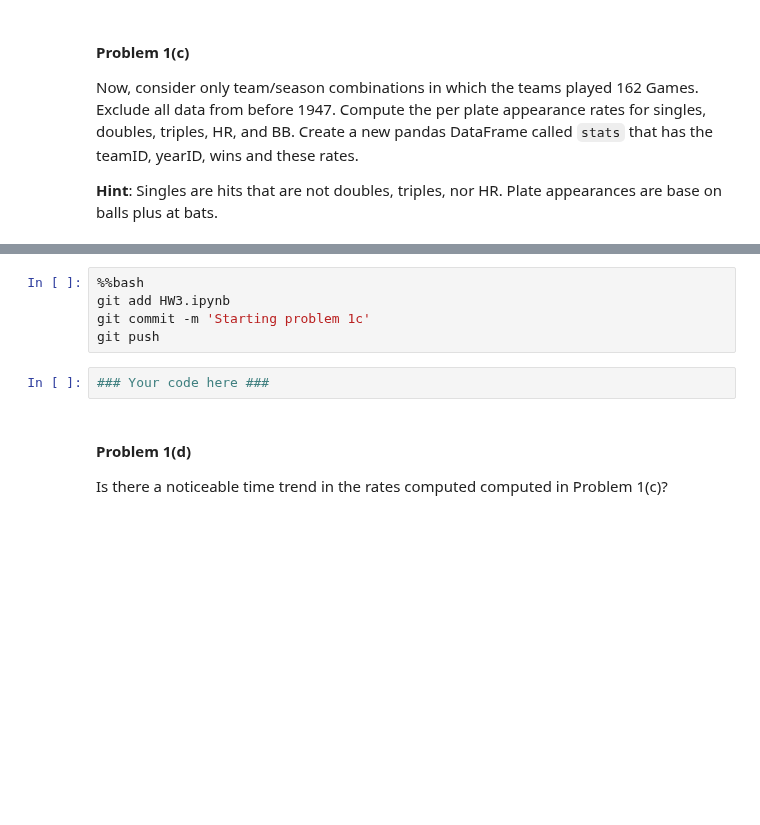
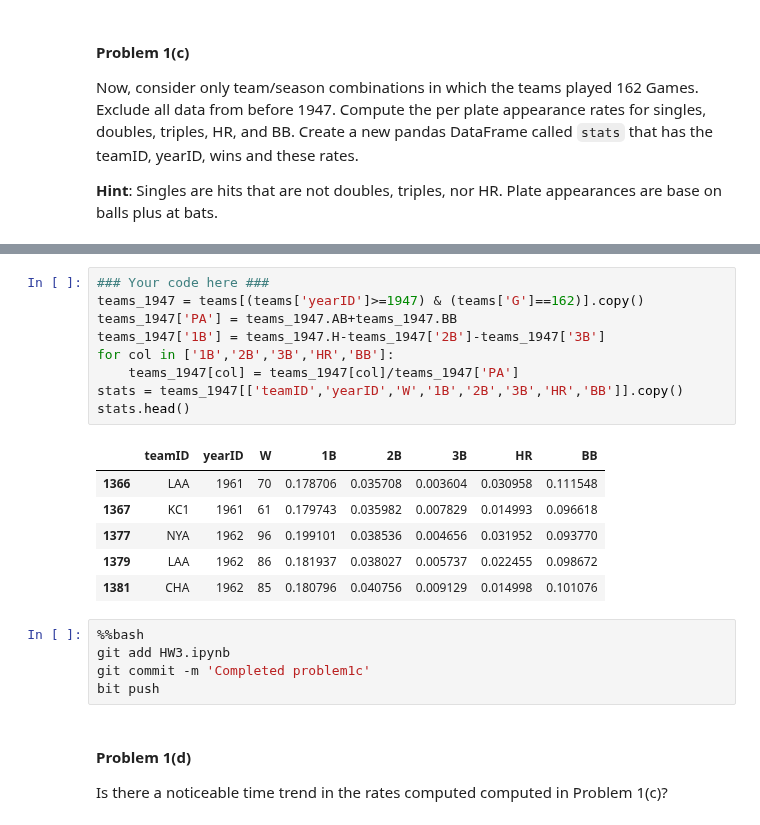
Before and after one commit to Theerit/2014, a Jupyter notebook: homework/HW3.ipynb, the cells around one changed output, grey strips where cells are left out. Saved outputs shown, nothing was run; the diff lists cells and outputs as text; blank space fills up the shorter version.

Commit message:
Completed problem1c

```diff
--- a/homework/HW3.ipynb
+++ b/homework/HW3.ipynb
@@ -140,10 +140,24 @@ teams[['H','2B','3B','HR']][0:2]
+# %%
+### Your code here ###
+teams_1947 = teams[(teams['yearID']>=1947) & (teams['G']==162)].copy()
+teams_1947['PA'] = teams_1947.AB+teams_1947.BB
+teams_1947['1B'] = teams_1947.H-teams_1947['2B']-teams_1947['3B']
+for col in ['1B','2B','3B','HR','BB']:
+    teams_1947[col] = teams_1947[col]/teams_1947['PA']
+stats = teams_1947[['teamID','yearID','W','1B','2B','3B','HR','BB']].copy()
+stats.head()
+# %% [output]
+|  | teamID | yearID | W | 1B | 2B | 3B | HR | BB |
+| 1366 | LAA | 1961 | 70 | 0.178706 | 0.035708 | 0.003604 | 0.030958 | 0.111548 |
+| 1367 | KC1 | 1961 | 61 | 0.179743 | 0.035982 | 0.007829 | 0.014993 | 0.096618 |
+| 1377 | NYA | 1962 | 96 | 0.199101 | 0.038536 | 0.004656 | 0.031952 | 0.093770 |
+| 1379 | LAA | 1962 | 86 | 0.181937 | 0.038027 | 0.005737 | 0.022455 | 0.098672 |
+| 1381 | CHA | 1962 | 85 | 0.180796 | 0.040756 | 0.009129 | 0.014998 | 0.101076 |
 # %%
 %%bash
 git add HW3.ipynb
-git commit -m 'Starting problem 1c'
-git push
+git commit -m 'Completed problem1c'
+bit push
-# %%
-### Your code here ###
 # %% [markdown]
 #### Problem 1(d)
 
```
Also changed, not shown: parts of 1 cell of this notebook.
